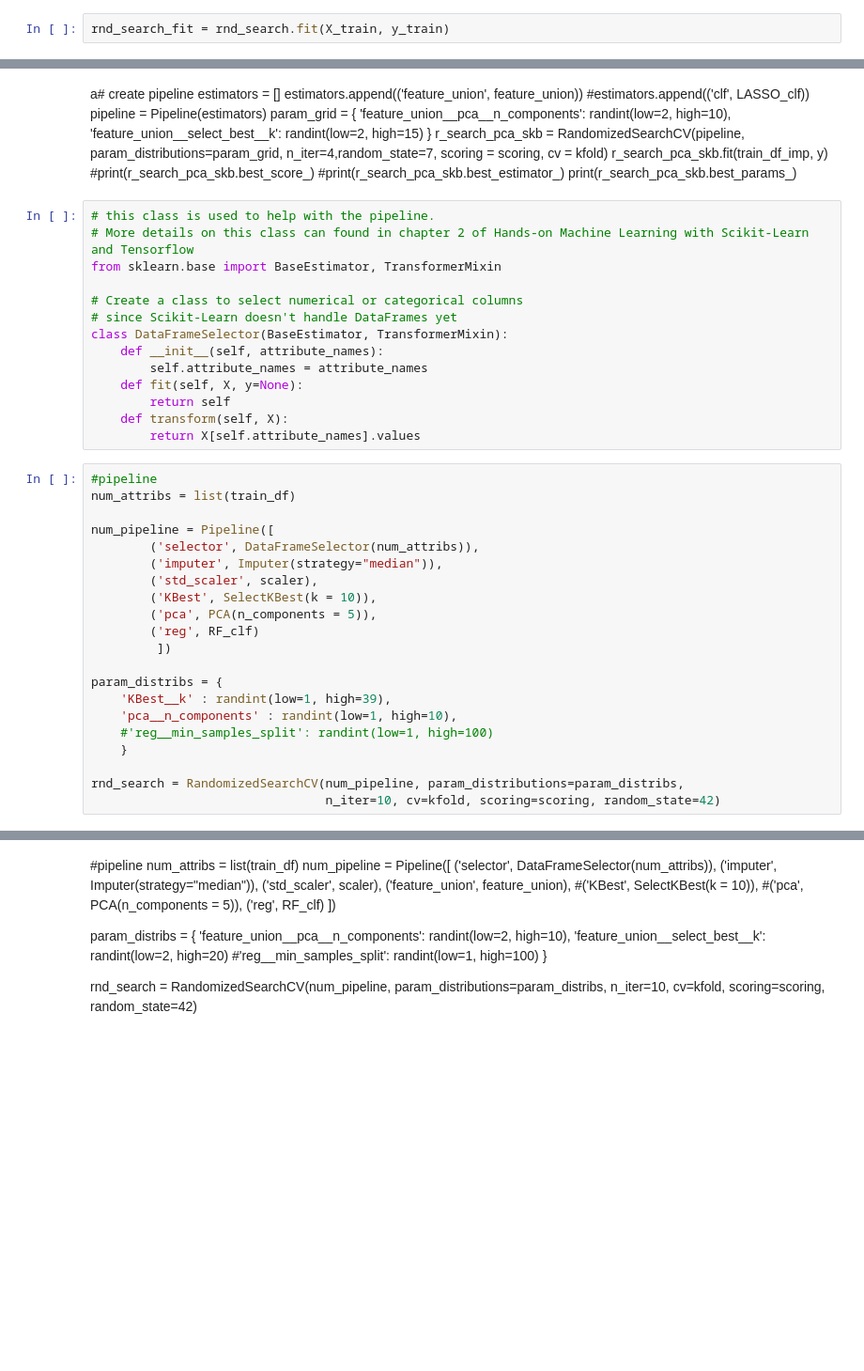
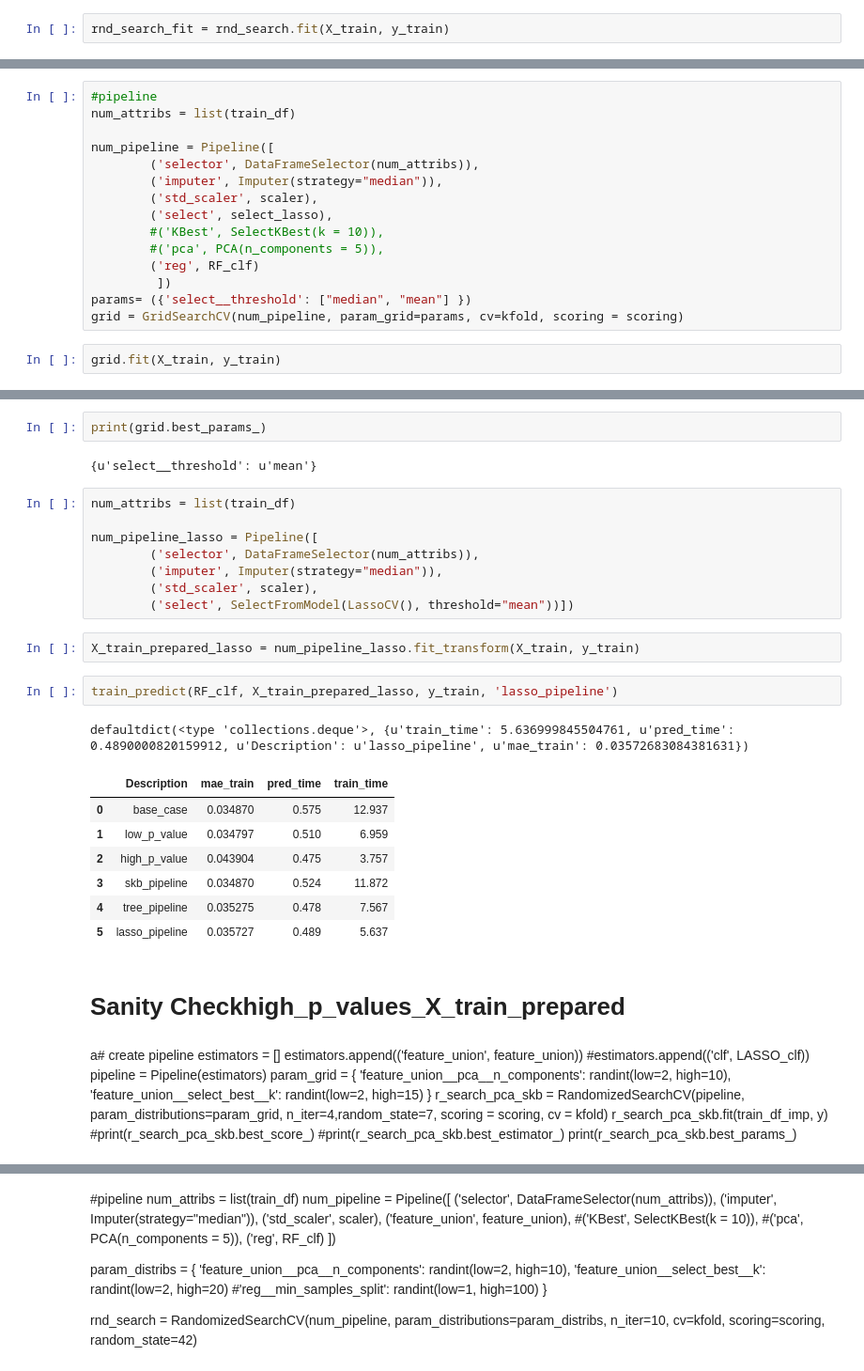
Before and after one commit to djhavera/MLND_Capstone, a Jupyter notebook: Zillow_Capstone_2.ipynb, the cells around one changed output, grey strips where cells are left out. Shown: that part at 94% size. Saved outputs shown, nothing was run; the diff lists cells and outputs as text; blank space fills up the shorter version.

```diff
--- a/Zillow_Capstone_2.ipynb
+++ b/Zillow_Capstone_2.ipynb
@@ -1019,0 +1142,17 @@ IndexError: only integers, slices (`:`), ellipsis (`...`), numpy.newaxis (`None`
+# %%
+#pipeline
+num_attribs = list(train_df)
+
+num_pipeline = Pipeline([
+        ('selector', DataFrameSelector(num_attribs)),
+        ('imputer', Imputer(strategy="median")),
+        ('std_scaler', scaler),
+        ('select', select_lasso),
+        #('KBest', SelectKBest(k = 10)),
+        #('pca', PCA(n_components = 5)),
+        ('reg', RF_clf)
+         ])
+params= ({'select__threshold': ["median", "mean"] })
+grid = GridSearchCV(num_pipeline, param_grid=params, cv=kfold, scoring = scoring)
+# %%
+grid.fit(X_train, y_train)
@@ -1020,3 +1169,30 @@ IndexError: only integers, slices (`:`), ellipsis (`...`), numpy.newaxis (`None`
+# %%
+print(grid.best_params_)
+# %% [output]
+{u'select__threshold': u'mean'}
+# %%
+num_attribs = list(train_df)
+
+num_pipeline_lasso = Pipeline([
+        ('selector', DataFrameSelector(num_attribs)),
+        ('imputer', Imputer(strategy="median")),
+        ('std_scaler', scaler),
+        ('select', SelectFromModel(LassoCV(), threshold="mean"))])
+# %%
+X_train_prepared_lasso = num_pipeline_lasso.fit_transform(X_train, y_train)
+# %%
+train_predict(RF_clf, X_train_prepared_lasso, y_train, 'lasso_pipeline')
+# %% [output]
+defaultdict(<type 'collections.deque'>, {u'train_time': 5.636999845504761, u'pred_time': 0.4890000820159912, u'Description': u'lasso_pipeline', u'mae_train': 0.03572683084381631})
+|  | Description | mae_train | pred_time | train_time |
+| 0 | base_case | 0.034870 | 0.575 | 12.937 |
+| 1 | low_p_value | 0.034797 | 0.510 | 6.959 |
+| 2 | high_p_value | 0.043904 | 0.475 | 3.757 |
+| 3 | skb_pipeline | 0.034870 | 0.524 | 11.872 |
+| 4 | tree_pipeline | 0.035275 | 0.478 | 7.567 |
+| 5 | lasso_pipeline | 0.035727 | 0.489 | 5.637 |
+# %% [markdown]
+# Sanity Checkhigh_p_values_X_train_prepared
 # %% [markdown]
 a# create pipeline
 estimators = []
@@ -1033,38 +1209,3 @@ r_search_pca_skb.fit(train_df_imp, y)
 #print(r_search_pca_skb.best_score_)
 #print(r_search_pca_skb.best_estimator_)
 print(r_search_pca_skb.best_params_)
-# %%
-# this class is used to help with the pipeline.
-# More details on this class can found in chapter 2 of Hands-on Machine Learning with Scikit-Learn and Tensorflow
-from sklearn.base import BaseEstimator, TransformerMixin
-
-# Create a class to select numerical or categorical columns
-# since Scikit-Learn doesn't handle DataFrames yet
-class DataFrameSelector(BaseEstimator, TransformerMixin):
-    def __init__(self, attribute_names):
-        self.attribute_names = attribute_names
-    def fit(self, X, y=None):
-        return self
-    def transform(self, X):
-        return X[self.attribute_names].values
-# %%
-#pipeline
-num_attribs = list(train_df)
-
-num_pipeline = Pipeline([
-        ('selector', DataFrameSelector(num_attribs)),
-        ('imputer', Imputer(strategy="median")),
-        ('std_scaler', scaler),
-        ('KBest', SelectKBest(k = 10)),
-        ('pca', PCA(n_components = 5)),
-        ('reg', RF_clf)
-         ])
-
-param_distribs = {
-    'KBest__k' : randint(low=1, high=39),
-    'pca__n_components' : randint(low=1, high=10),
-    #'reg__min_samples_split': randint(low=1, high=100)
-    }
-
-rnd_search = RandomizedSearchCV(num_pipeline, param_distributions=param_distribs,
-                                n_iter=10, cv=kfold, scoring=scoring, random_state=42)
```
Also changed, not shown: parts of 57 cells of this notebook.
